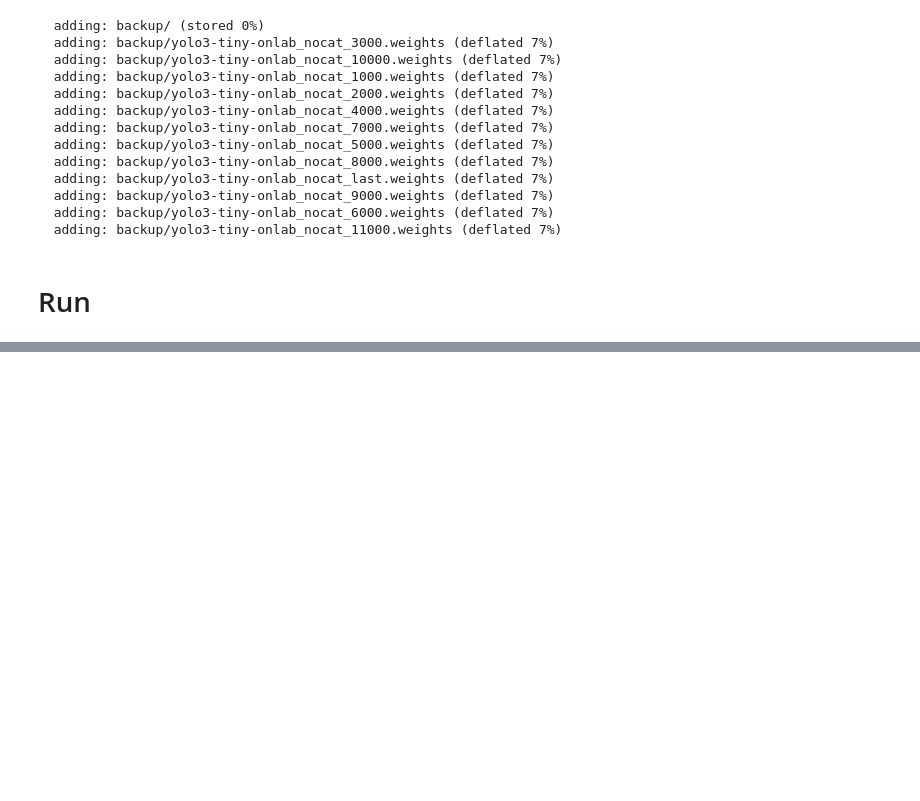
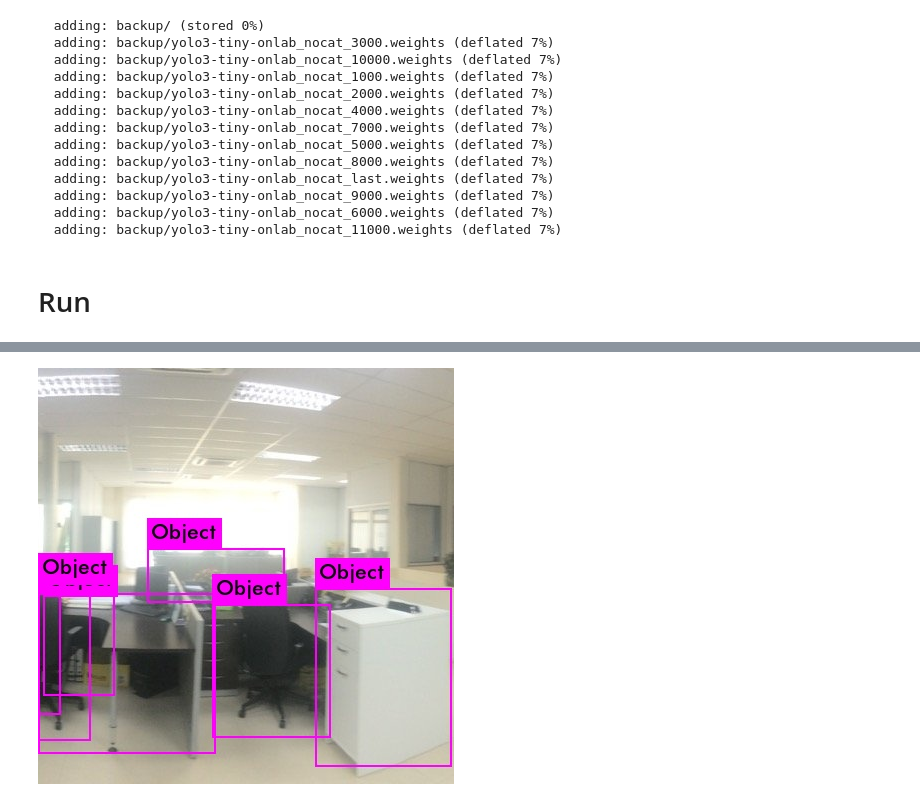
Before and after one commit to 19greg96/yolo-onlab, a Jupyter notebook: onlab.ipynb, the cells around one changed output, grey strips where cells are left out. Saved outputs shown, nothing was run; the diff lists cells and outputs as text; code cells hidden in the pictures; blank space fills up the shorter version.

```diff
--- a/onlab.ipynb
+++ b/onlab.ipynb
@@ -280,0 +486,5 @@ ValueError: ignored
+# %%
+from IPython.display import Image
+Image('predictions.jpg')
+# %% [output]
+[figure, added]
```
Also changed, not shown: parts of 25 cells of this notebook.
